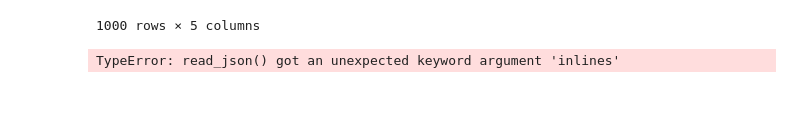
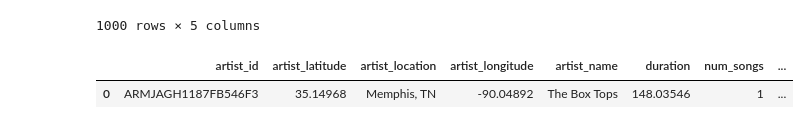
Before and after one commit to Diodak92/Data-Engineering-with-AWS, a Jupyter notebook: data_warehouse_project_2/s3_utils.ipynb, the cells around one changed output. Saved outputs shown, nothing was run; the diff lists cells and outputs as text; code cells hidden in the pictures; blank space fills up the shorter version.

```diff
--- a/data_warehouse_project_2/s3_utils.ipynb
+++ b/data_warehouse_project_2/s3_utils.ipynb
@@ -103,6 +123,7 @@ list_objects_v2(bucket_name, 'song_data')
 1000 rows × 5 columns
 # %%
 # Get sample data from S3
-(get_s3_object(bucket_name, 'song_data/A/A/A/TRAAABD128F429CF47.json'), inlines=0)
+pd.read_json(get_s3_object(bucket_name, 'song_data/A/A/A/TRAAABD128F429CF47.json'), lines=True)
 # %% [output]
-TypeError: read_json() got an unexpected keyword argument 'inlines'
+|  | artist_id | artist_latitude | artist_location | artist_longitude | artist_name | duration | num_songs | ... |
+| 0 | ARMJAGH1187FB546F3 | 35.14968 | Memphis, TN | -90.04892 | The Box Tops | 148.03546 | 1 | ... |
```
Also changed, not shown: parts of 3 cells of this notebook.
